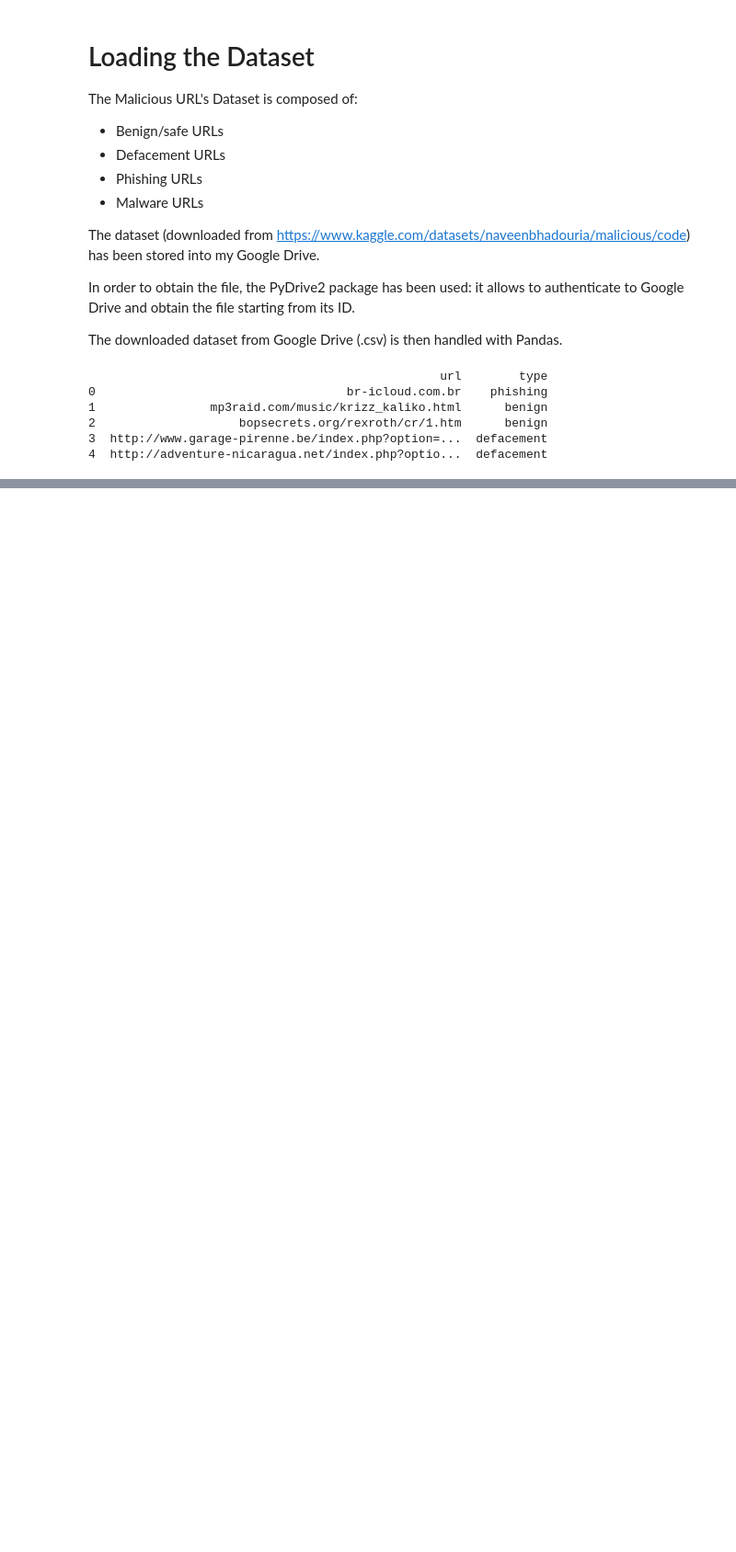
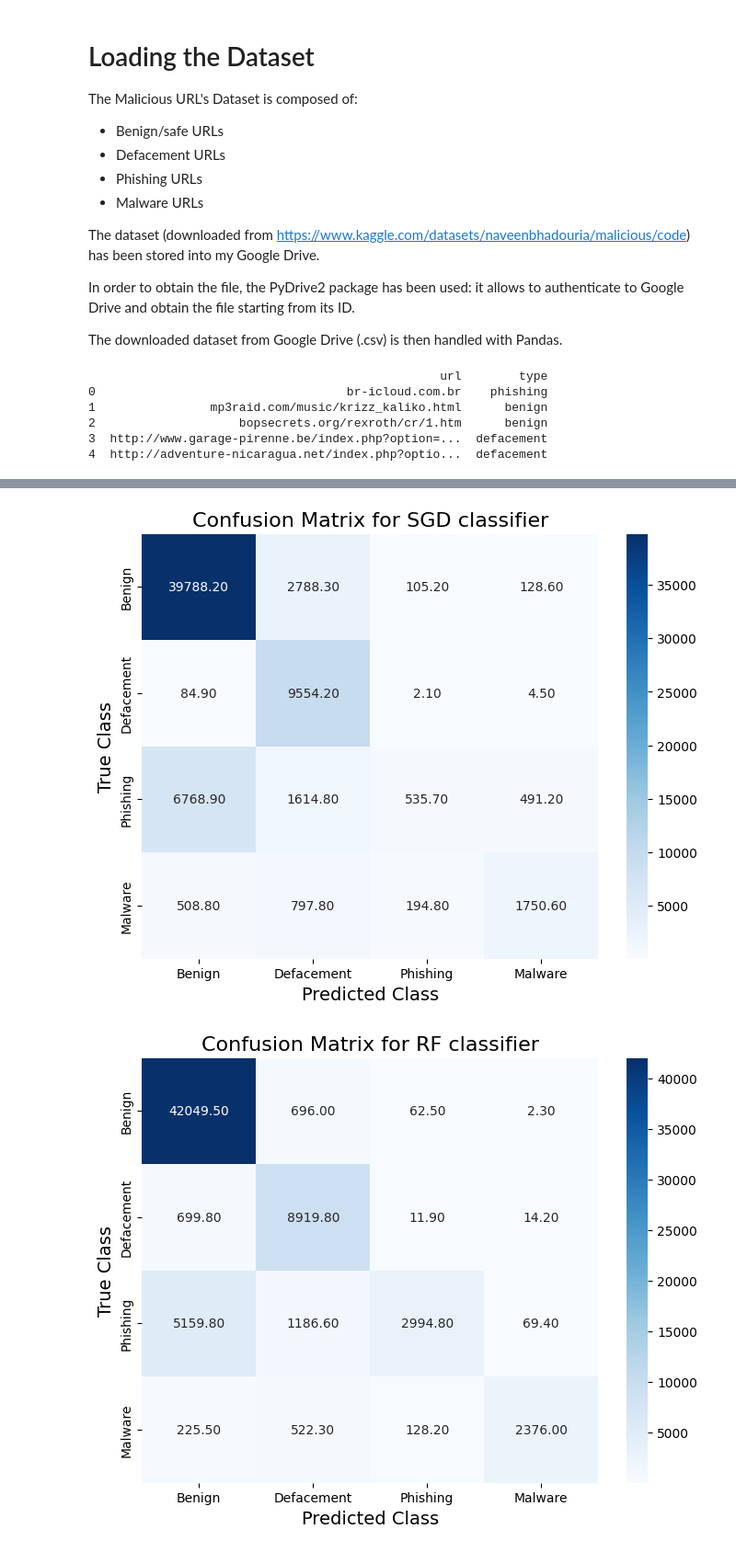
Before and after one commit to giacomo-monni/ML_Project, a Jupyter notebook: ML_Project.ipynb, the cells around one changed output, grey strips where cells are left out. Shown at 92% size. Drawn from its saved outputs; the diff is of its cells as text; code cells hidden in the pictures; blank space fills up the shorter version.

```diff
--- a/ML_Project.ipynb
+++ b/ML_Project.ipynb
@@ -90,0 +735,14 @@ Name: type, Length: 651191, dtype: object
+# %%
+#@title Printing results
+for clf_label, result in clfs_results.items():
+    print(f'CLASSIFIER: {clf_label}')
+    print(f"Average Accuracy: {result['avg_accuracy']:.4f}")
+    print(f"Average Precision: {result['avg_precision']:.4f}")
+    print(f"Average F1-score: {result['avg_f1_score']:.4f}")
+    print('Confusion matrix for each split:')
+    for k_split, matrix in enumerate(conf_matrices, start=1):
+        print(f'Split {k_split}\n{matrix}')
+        print('\n')
+    print(f"Average Confusion Matrix:")
+    print(f"{result['avg_conf_matrix']}")
+    print('\n\n\n')
@@ -90,0 +803,14 @@ Name: type, Length: 651191, dtype: object
+# %%
+for clf_label, result in clfs_results.items():
+    avg_conf_matrix = result['avg_conf_matrix']
+    plt.figure(figsize=(8,6))
+    sns.heatmap(avg_conf_matrix, annot=True, fmt=".2f", cmap="Blues",
+                xticklabels=['Benign', 'Defacement', 'Phishing', 'Malware'],
+                yticklabels=['Benign', 'Defacement', 'Phishing', 'Malware'])
+    plt.title(f'Confusion Matrix for {clf_label} classifier', fontsize=16)
+    plt.xlabel('Predicted Class', fontsize=14)
+    plt.ylabel('True Class', fontsize=14)
+    plt.show()
+# %% [output]
+[figure, added]
+[figure, added]
```
Also changed, not shown: parts of 54 cells of this notebook.
